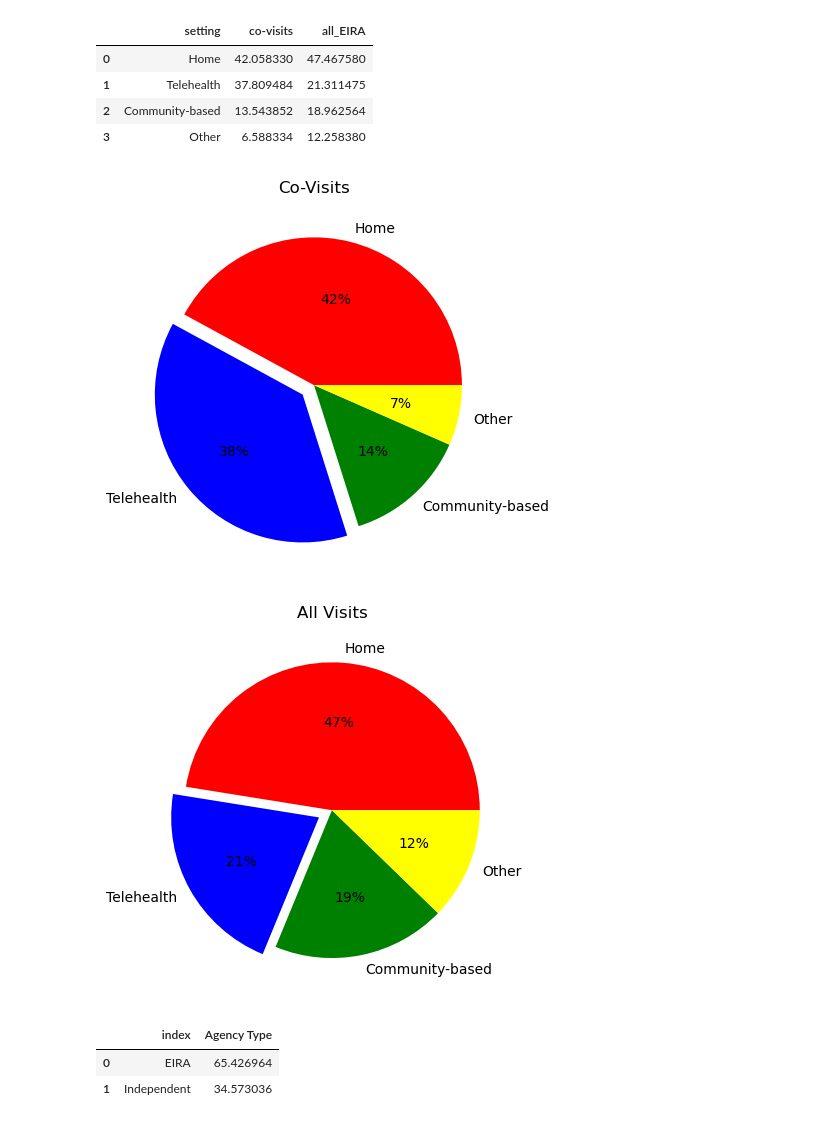
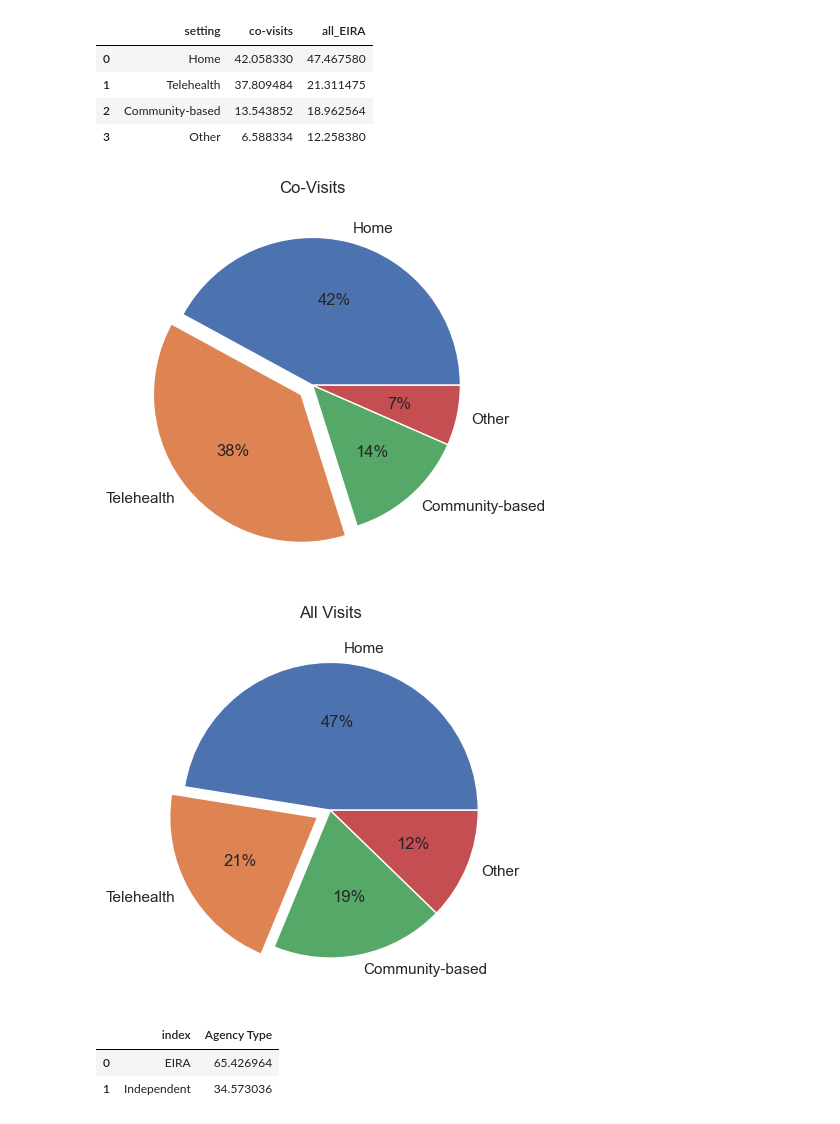
Before and after one commit to NSS-Data-Analytics-Cohort-8/teis_da8_1-dadboddenims, a Jupyter notebook: notebook/teis_data_explora.ipynb, the cells around one changed output. Drawn from its saved outputs; the diff is of its cells as text; code cells hidden in the pictures.

```diff
--- a/notebook/teis_data_explora.ipynb
+++ b/notebook/teis_data_explora.ipynb
@@ -486,26 +486,30 @@ a2
 | 1 | Telehealth | 37.809484 | 21.311475 |
 | 2 | Community-based | 13.543852 | 18.962564 |
 | 3 | Other | 6.588334 | 12.258380 |
+# %%
+colors = ["#B1301F", "#EF412A", "#343434", "#777776", "#C7CAD5", "#7099E9", "#415A8C", "#161616"]
+# %%
+colors1 = sns.set_palette(colors)
+# %%
+sns.set_theme()
 # %%
 values1 = a2['co-visits'].values
 labels1 = a2['setting'].values
-colors1 = ['red', 'blue', 'green', 'yellow']
 explode1 = (0, 0.1, 0, 0)
 plt.pie(values1, labels=labels1, colors=colors1, explode=explode1, autopct='%1.0f%%')
 plt.title('Co-Visits')
 plt.show()
 # %% [output]
-[figure, old version]
+[figure, new version]
 # %%
 values2 = a2['all_EIRA'].values
 labels2 = a2['setting'].values
-colors2 = ['red', 'blue', 'green', 'yellow']
 explode2 = (0, 0.1, 0, 0)
-plt.pie(values2, labels=labels2, colors=colors2, explode=explode2, autopct='%1.0f%%')
+plt.pie(values2, labels=labels2, colors=colors1, explode=explode2, autopct='%1.0f%%')
 plt.title('All Visits')
 plt.show()
 # %% [output]
-[figure, old version]
+[figure, new version]
 # %%
 agency_type
 # %% [output]
```
Also changed, not shown: 2 other files.
